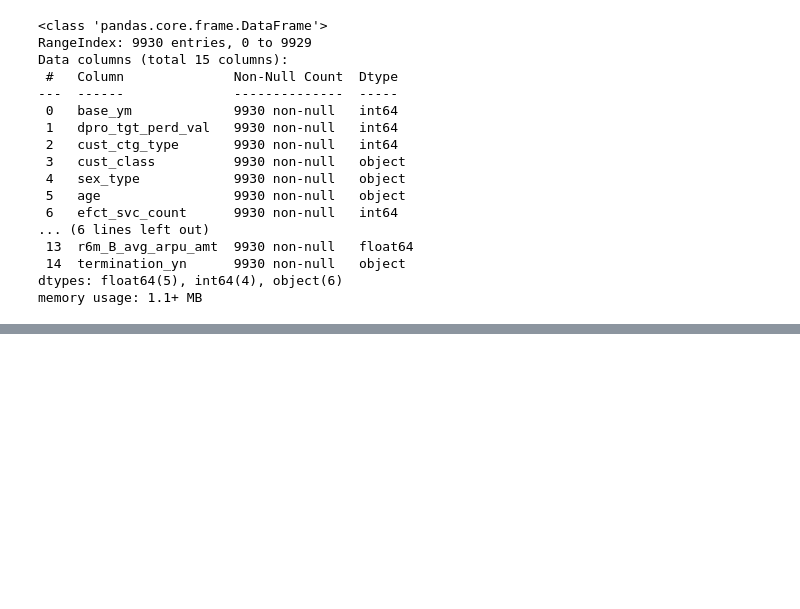
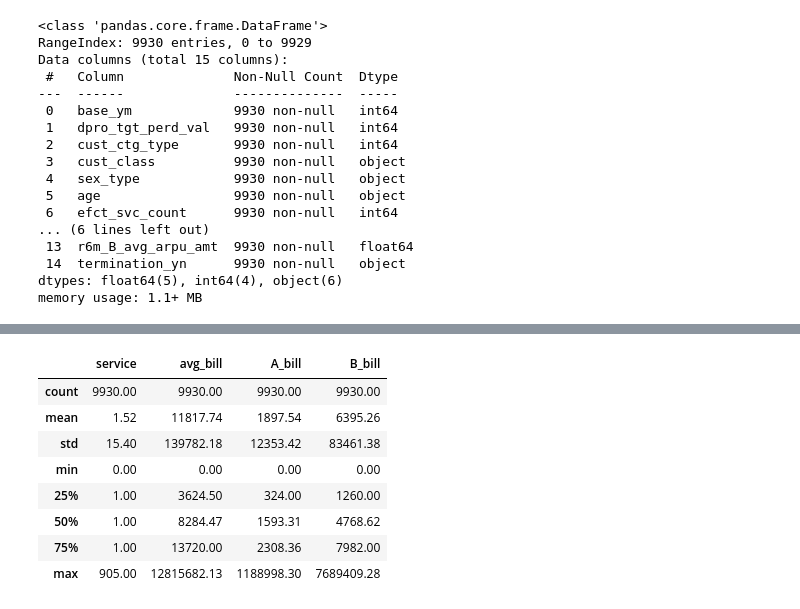
Before and after one commit to ipinid613/github_python_ML, a Jupyter notebook: KT_AICE/데이터전처리_데이터 탐색_결측치 처리_240827.ipynb, the cells around one changed output, grey strips where cells are left out. Saved outputs shown, nothing was run; the diff lists cells and outputs as text; code cells hidden in the pictures; blank space fills up the shorter version.

```diff
--- a/KT_AICE/데이터전처리_데이터 탐색_결측치 처리_240827.ipynb
+++ b/KT_AICE/데이터전처리_데이터 탐색_결측치 처리_240827.ipynb
@@ -84,0 +110,12 @@ memory usage: 1.1+ MB
+# %%
+cust.describe()
+# %% [output]
+|  | service | avg_bill | A_bill | B_bill |
+| count | 9930.00 | 9930.00 | 9930.00 | 9930.00 |
+| mean | 1.52 | 11817.74 | 1897.54 | 6395.26 |
+| std | 15.40 | 139782.18 | 12353.42 | 83461.38 |
+| min | 0.00 | 0.00 | 0.00 | 0.00 |
+| 25% | 1.00 | 3624.50 | 324.00 | 1260.00 |
+| 50% | 1.00 | 8284.47 | 1593.31 | 4768.62 |
+| 75% | 1.00 | 13720.00 | 2308.36 | 7982.00 |
+| max | 905.00 | 12815682.13 | 1188998.30 | 7689409.28 |
```
Also changed, not shown: parts of 20 cells of this notebook.
